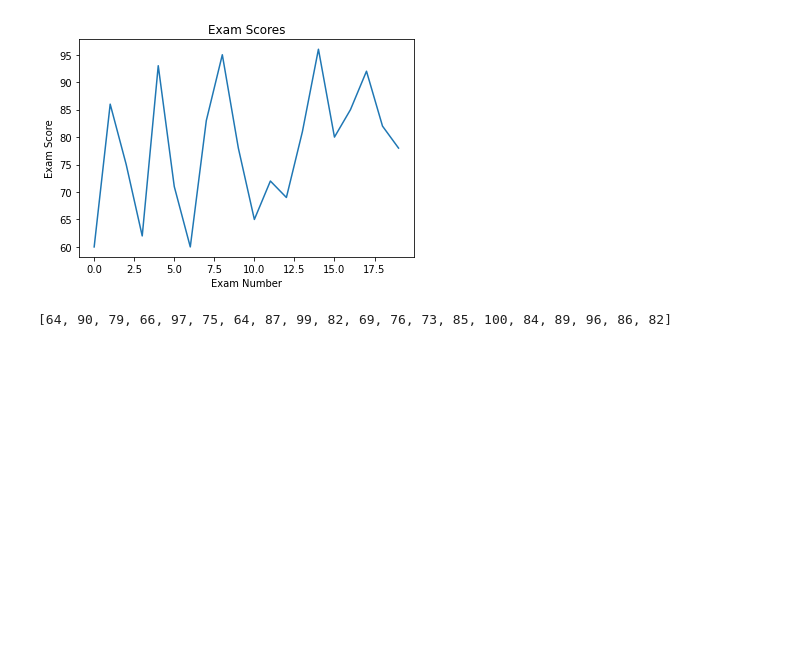
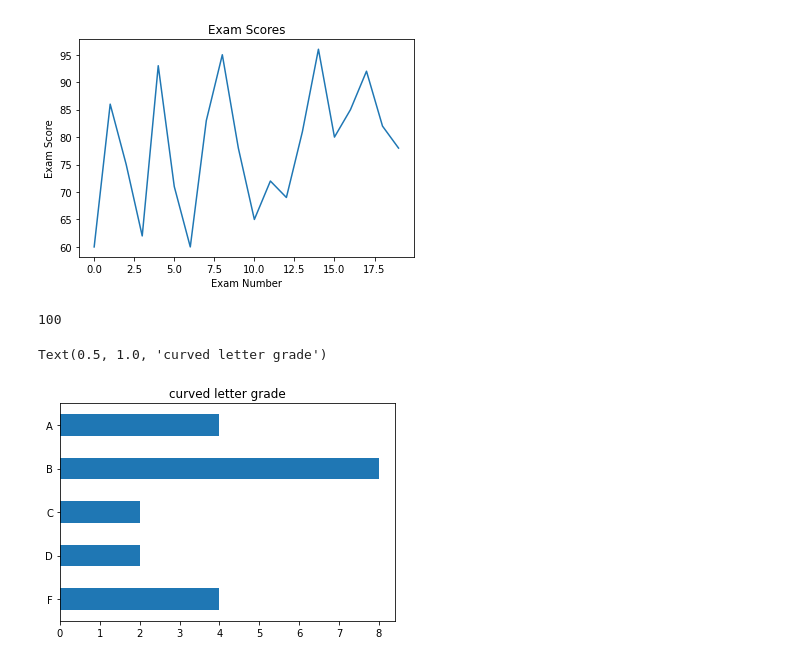
Before and after one commit to BurtonBarnes/numpy-pandas-visualization-exercises, a Jupyter notebook: pandas_series.ipynb, the cells around one changed output. Cells and saved outputs as stored; diff of their text form; code cells hidden in the pictures; blank space fills up the shorter version.

```diff
--- a/pandas_series.ipynb
+++ b/pandas_series.ipynb
@@ -227,10 +303,18 @@ plt.show()
 #4.
 scores = [60, 86, 75, 62, 93, 71, 60, 83, 95, 78, 65, 72, 69, 81, 96, 80, 85, 92, 82, 78]
 curved_grades = [n + 4 for n in scores]
+max(curved_grades)
 # %% [output]
-[64, 90, 79, 66, 97, 75, 64, 87, 99, 82, 69, 76, 73, 85, 100, 84, 89, 96, 86, 82]
+100
 # %%
 #5.
-letter_grades
+bin_edges = [0, 70, 75, 80, 90 , 100]
+bin_labels = ['F', 'D', 'C', 'B', 'A']
+letter_grades = pd.cut(curved_grades, bins=bin_edges, labels = bin_labels)
 # %%
 #6.
+letter_grades.value_counts().sort_index().plot.barh()
+plt.title('curved letter grade')
+# %% [output]
+Text(0.5, 1.0, 'curved letter grade')
+[figure, added]
```
Also changed, not shown: parts of 34 cells of this notebook.
